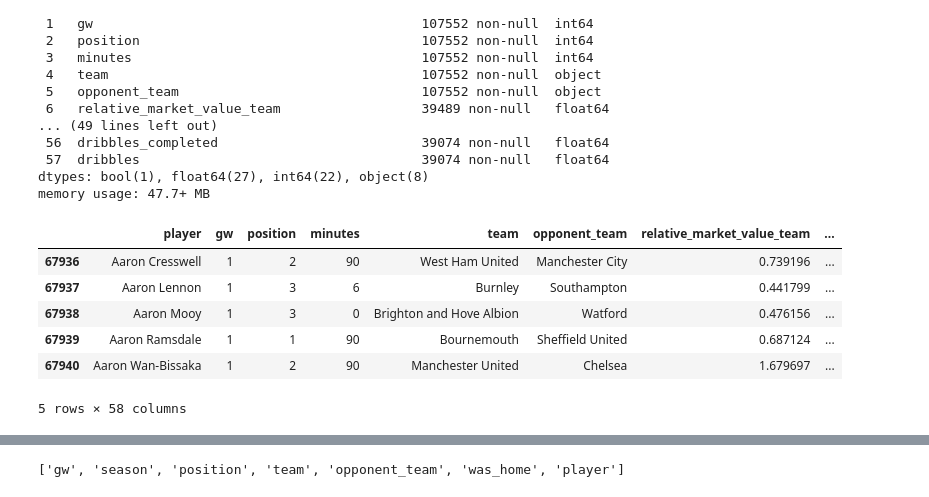
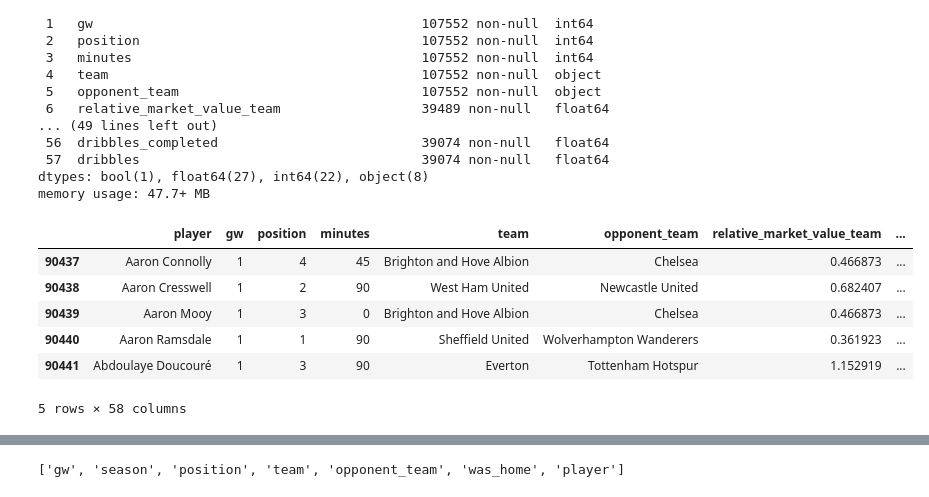
Before and after one commit to Oysteinvikane/DAT251_FPL_Monkey, a Jupyter notebook: notebook/FPLMonkey.ipynb, the cells around one changed output, grey strips where cells are left out. Drawn from its saved outputs; the diff is of its cells as text; code cells hidden in the pictures.

```diff
--- a/notebook/FPLMonkey.ipynb
+++ b/notebook/FPLMonkey.ipynb
@@ -10,7 +20,9 @@ from matplotlib import style
 # %%
 path = Path('./')
 # %%
-train_df = pd.read_csv(path/'data/train_v7.csv', index_col=0, dtype={'season':str})
+train_df = pd.read_csv(path/'data/train_v7.csv', index_col=0, dtype={'season':str,
+                                                                     'squad':str,
+                                                                     'comp':str})
 # %%
 train_df.head()
 # %% [output]
@@ -42,14 +54,14 @@ Data columns (total 58 columns):
 dtypes: bool(1), float64(27), int64(22), object(8)
 memory usage: 47.7+ MB
 # %%
-train_df[train_df['season']=='1920'].head()
+train_df[train_df['season']=='2021'].head()
 # %% [output]
 |  | player | gw | position | minutes | team | opponent_team | relative_market_value_team | ... |
-| 67936 | Aaron Cresswell | 1 | 2 | 90 | West Ham United | Manchester City | 0.739196 | ... |
-| 67937 | Aaron Lennon | 1 | 3 | 6 | Burnley | Southampton | 0.441799 | ... |
-| 67938 | Aaron Mooy | 1 | 3 | 0 | Brighton and Hove Albion | Watford | 0.476156 | ... |
-| 67939 | Aaron Ramsdale | 1 | 1 | 90 | Bournemouth | Sheffield United | 0.687124 | ... |
-| 67940 | Aaron Wan-Bissaka | 1 | 2 | 90 | Manchester United | Chelsea | 1.679697 | ... |
+| 90437 | Aaron Connolly | 1 | 4 | 45 | Brighton and Hove Albion | Chelsea | 0.466873 | ... |
+| 90438 | Aaron Cresswell | 1 | 2 | 90 | West Ham United | Newcastle United | 0.682407 | ... |
+| 90439 | Aaron Mooy | 1 | 3 | 0 | Brighton and Hove Albion | Chelsea | 0.466873 | ... |
+| 90440 | Aaron Ramsdale | 1 | 1 | 90 | Sheffield United | Wolverhampton Wanderers | 0.361923 | ... |
+| 90441 | Abdoulaye Doucouré | 1 | 3 | 90 | Everton | Tottenham Hotspur | 1.152919 | ... |
 5 rows × 58 columns
 # %%
 # add a bunch of lag features
```
Also changed, not shown: parts of 17 cells of this notebook, 2 other files.
